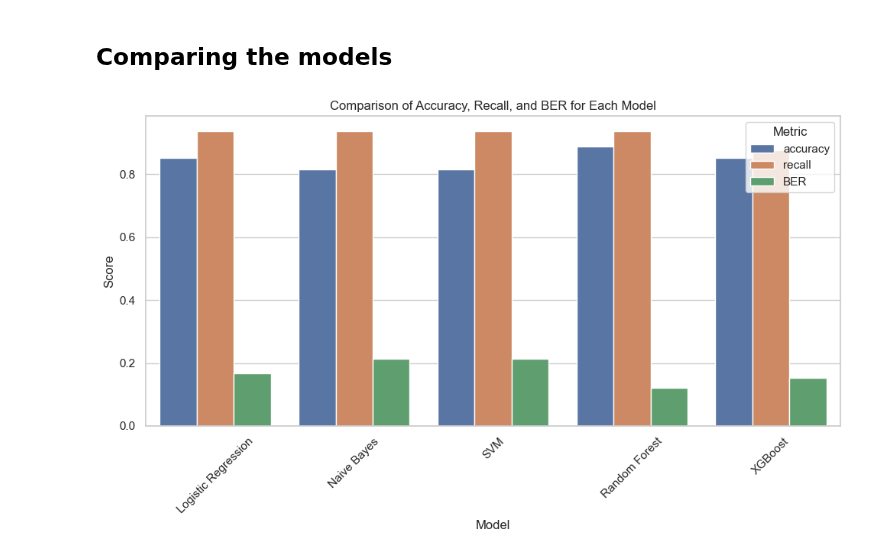
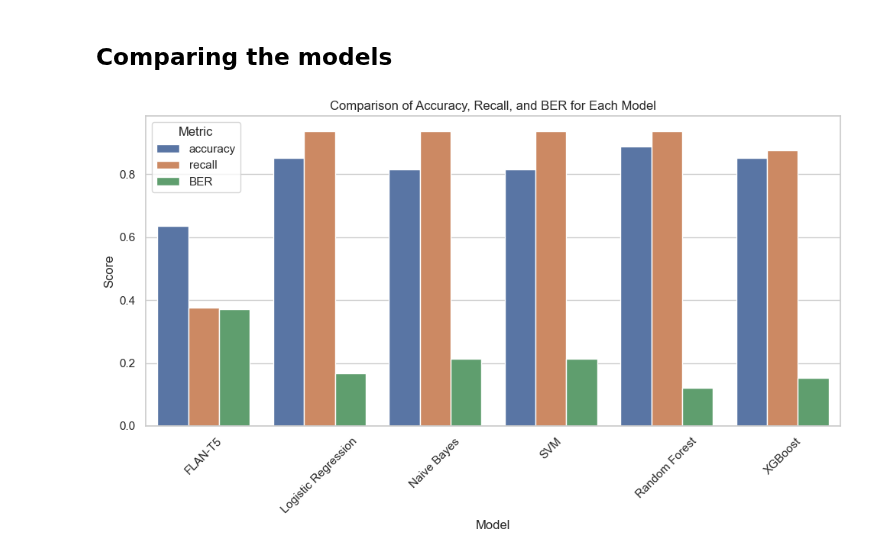
Before and after one commit to kanggunh/DSC180_B11, a Jupyter notebook: notebooks_for_checkpoint/model_analysis.ipynb, the cells around one changed output. Cells and saved outputs as stored; diff of their text form; code cells hidden in the pictures.

Commit message:
model analysis added other models

```diff
--- a/notebooks_for_checkpoint/model_analysis.ipynb
+++ b/notebooks_for_checkpoint/model_analysis.ipynb
@@ -27,22 +27,22 @@ merged_df.head()
 # %% [markdown]
 ## Comparing the models
 # %%
-df_melted = df.melt(id_vars="model_name", value_vars=["accuracy", "recall", "BER"],
+df_melted = merged_df.melt(id_vars="model_name", value_vars=["accuracy", "recall", "BER"],
                     var_name="Metric", value_name="Value")
 
 # creates grouped plot
 plt.figure(figsize=(10, 6))
 sns.barplot(data=df_melted, x="model_name", y="Value", hue="Metric")
 
 # axis and title labels
 plt.title("Comparison of Accuracy, Recall, and BER for Each Model")
 plt.xlabel("Model")
 plt.ylabel("Score")
 
 # showing plot + adding legend
 plt.legend(title="Metric")
 plt.xticks(rotation=45)  # Rotate model names if needed for readability
 plt.tight_layout()
 plt.show()
 # %% [output]
-[figure, old version]
+[figure, new version]
```
Also changed, not shown: parts of 1 cell of this notebook, 2 other files.
